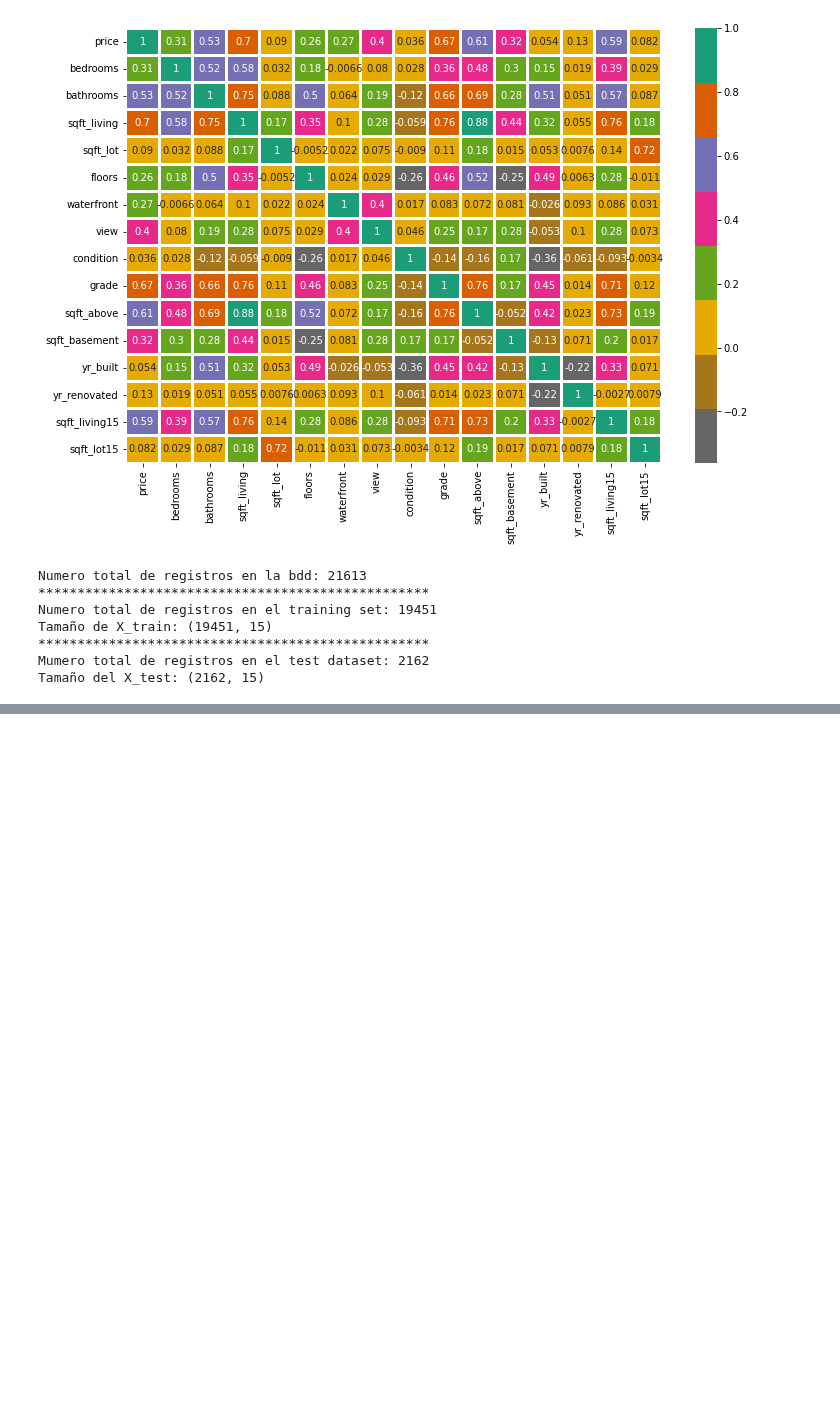
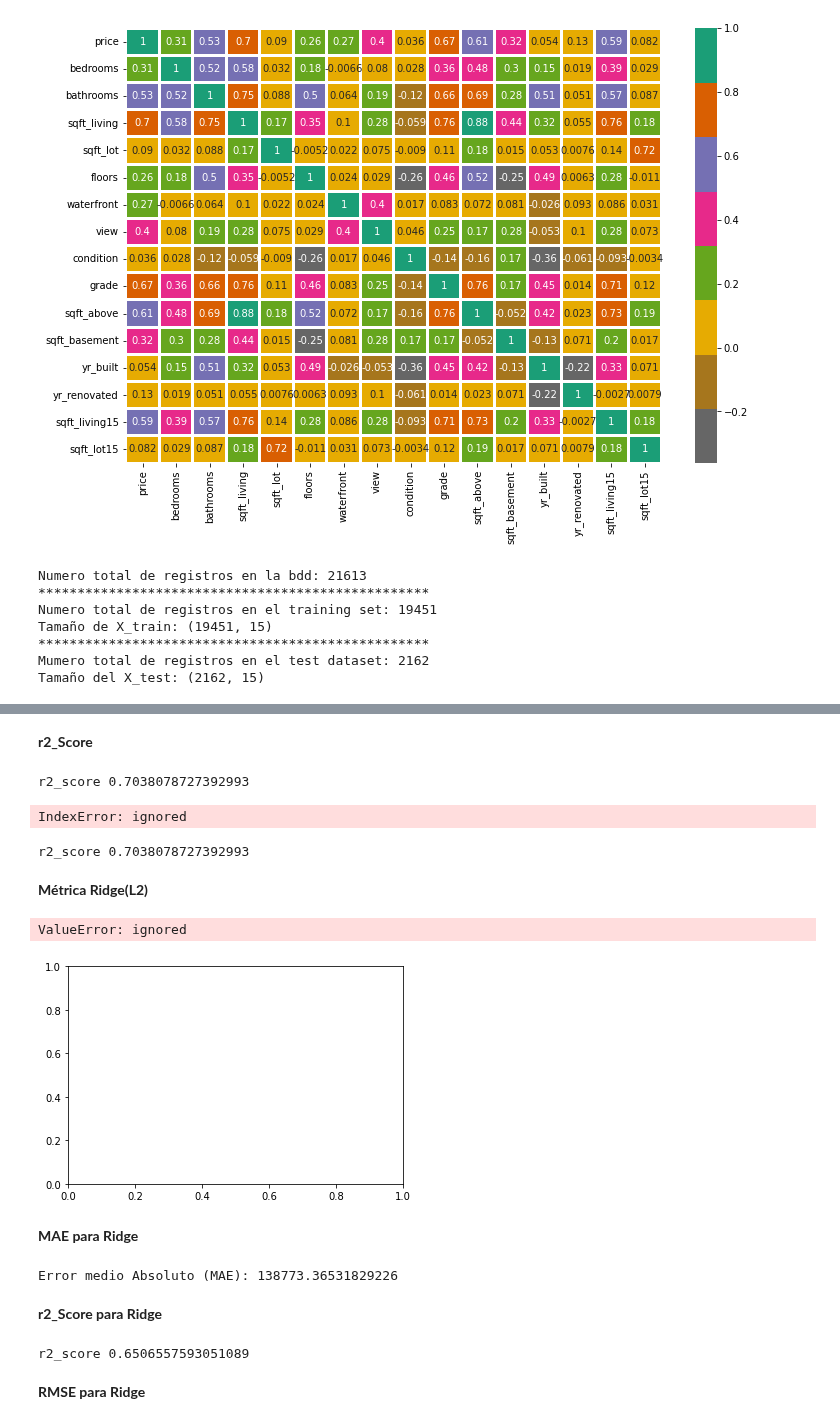
Before and after one commit to PosgradoMNA/actividades-de-aprendizaje-A01793918_HelmyMoreno, a Jupyter notebook: Actividad_7_Regresion_lineal_polinomial.ipynb, the cells around one changed output, grey strips where cells are left out. Drawn from its saved outputs; the diff is of its cells as text; code cells hidden in the pictures; blank space fills up the shorter version.

```diff
--- a/Actividad_7_Regresion_lineal_polinomial.ipynb
+++ b/Actividad_7_Regresion_lineal_polinomial.ipynb
@@ -494,12 +491,3 @@ df_RP = PolynomialFeatures(degree=10, include_bias=False)
-# %%
-#tu codigo aquí
-Xtrain_RP = df_RP.fit_transform(X_train)
-Xtest_RP = df_RP.fit_transform(X_test)
-
-newRL = LinearRegression()
-newRL.fit(Xtrain_RP, y_train)
-
-newRL.coef_, newRL.intercept_
 # %%
 X_pol =  PolynomialFeatures(degree=2, include_bias=False)
 X_Rpoly = X_pol.fit_transform(X_train)
@@ -530,0 +596,71 @@ print('r2_score',r2_score(y, y_test))
+# %% [markdown]
+**r2_Score**
+# %%
+r2_RL_simple= r2_score(y_test, y_RL_poli)
+list_r2.append(r2_RL_simple)
+
+r2_Score = r2_score(y_test, y_RL_poli)
+print('r2_score',r2_Score)
+# %% [output]
+r2_score 0.7038078727392993
+# %%
+print('El modelo es: Y =', RL_poli.coef_[0],'X^2 +', RL_poli.coef_[1],'X +', RL_poli.intercept_)
+
+
+mae_RL_multiple=  metrics.mean_absolute_error(y_test, y_RL_poli)
+list_MAE.append(mae_RL_multiple)
+metrica_MAE = metrics.mean_absolute_error(y_test, y_RL_poli)
+
+print('Error medio Absoluto (MAE):', metrica_MAE)
+# %% [output]
+IndexError: ignored
+# %%
+r2_RL_multiple = r2_score(y_test, y_RL_poli)
+list_r2.append(r2_RL_multiple)
+
+r2_Score = r2_score(y_test, y_RL_poli)
+print('r2_score',r2_Score)
+# %% [output]
+r2_score 0.7038078727392993
+# %% [markdown]
+**Métrica Ridge(L2)**
+# %%
+from sklearn.linear_model import Ridge
+
+Ridge_L2 = Ridge(alpha=1.0,fit_intercept=True)
+Ridge_L2.fit(X_train, y_train)
+
+X_Ridge = X_test
+y_Ridge = Ridge_L2.predict(X_Ridge)
+
+plt.scatter(X_train, y_train)
+plt.plot(Ridge_L2, y_Ridge, "r-", linewidth=2, label="Predicciones")
+plt.xlabel("$X$", fontsize=18)
+plt.ylabel("$y$", rotation=0, fontsize=18)
+plt.legend(loc="upper left", fontsize=14);
+# %% [output]
+ValueError: ignored
+[figure, added]
+# %% [markdown]
+**MAE para Ridge**
+# %%
+MAE_Ridge = metrics.mean_absolute_error(y_test, y_Ridge)
+list_MAE.append(MAE_Ridge)
+
+metricsMAE_Ridge = metrics.mean_absolute_error(y_test, y_Ridge)
+print('Error medio Absoluto (MAE):', metricsMAE_Ridge)
+# %% [output]
+Error medio Absoluto (MAE): 138773.36531829226
+# %% [markdown]
+**r2_Score para Ridge**
+# %%
+r2_Ridge= r2_score(y_test, y_Ridge)
+list_r2.append(r2_Ridge)
+
+r2_Score = r2_score(y_test, y_Ridge)
+
+print('r2_score', r2_Score)
+# %% [output]
+r2_score 0.6506557593051089
+# %% [markdown]
+**RMSE para Ridge**
```
Also changed, not shown: parts of 29 cells of this notebook.
